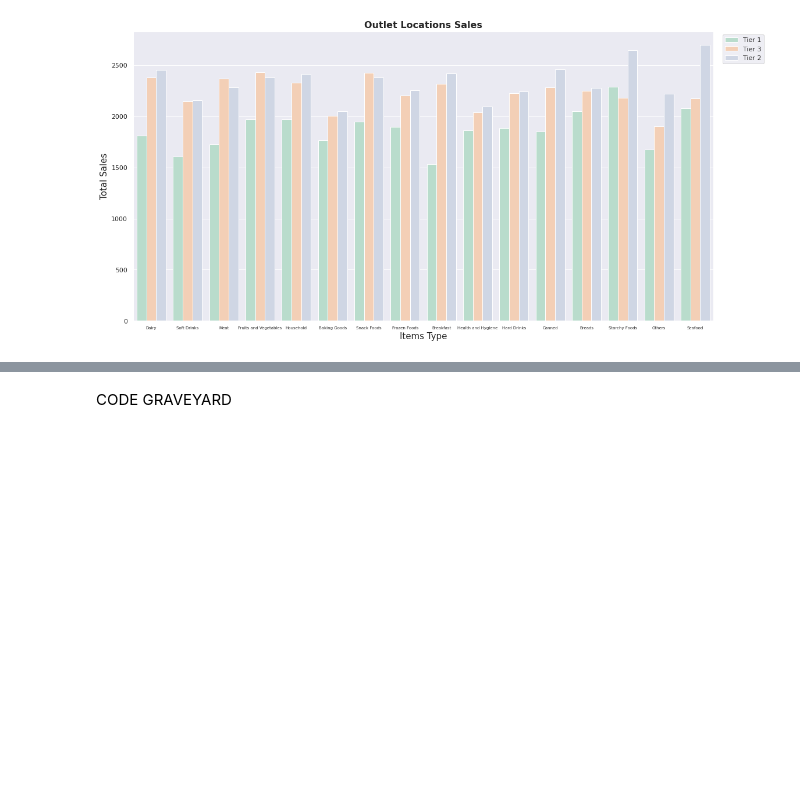
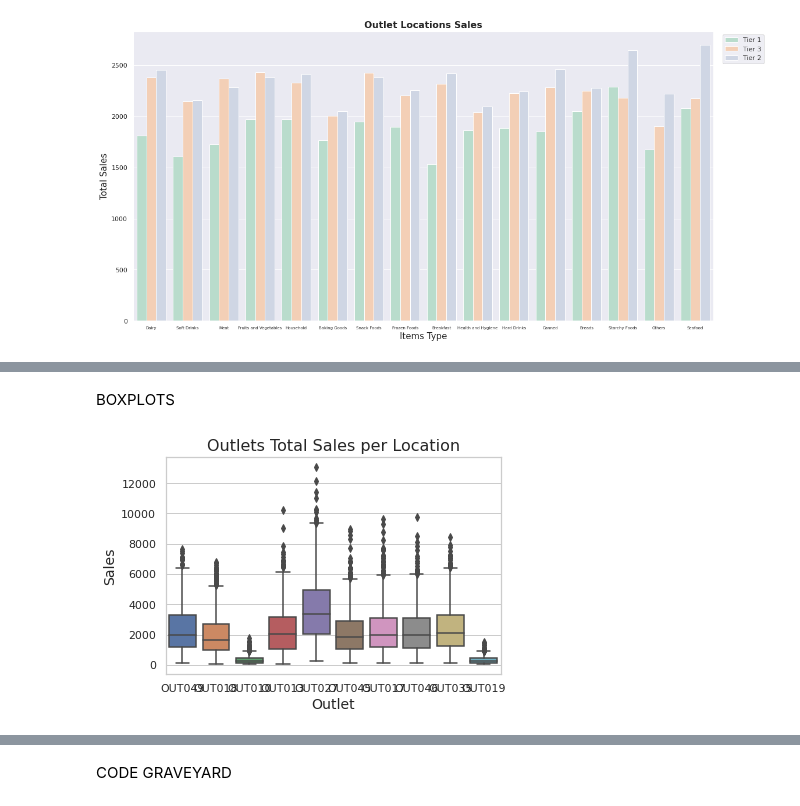
Before and after one commit to GENNYB7/FoodSale_Forecast, a Jupyter notebook: Forecast_FoodSale.ipynb, the cells around one changed output, grey strips where cells are left out. Cells and saved outputs as stored; diff of their text form; code cells hidden in the pictures; blank space fills up the shorter version.

```diff
--- a/Forecast_FoodSale.ipynb
+++ b/Forecast_FoodSale.ipynb
@@ -386,0 +419,9 @@ plt.show()
+# %% [markdown]
+BOXPLOTS
+# %%
+boxplot = sns.boxplot(x='Outlet_Identifier', y='Item_Outlet_Sales', data=forecast_df)
+boxplot.axes.set_title("Outlets Total Sales per Location", fontsize=16)
+boxplot.set_xlabel("Outlet", fontsize=14)
+boxplot.set_ylabel("Sales", fontsize=14);
+# %% [output]
+[figure, added]
```
Also changed, not shown: parts of 9 cells of this notebook.
